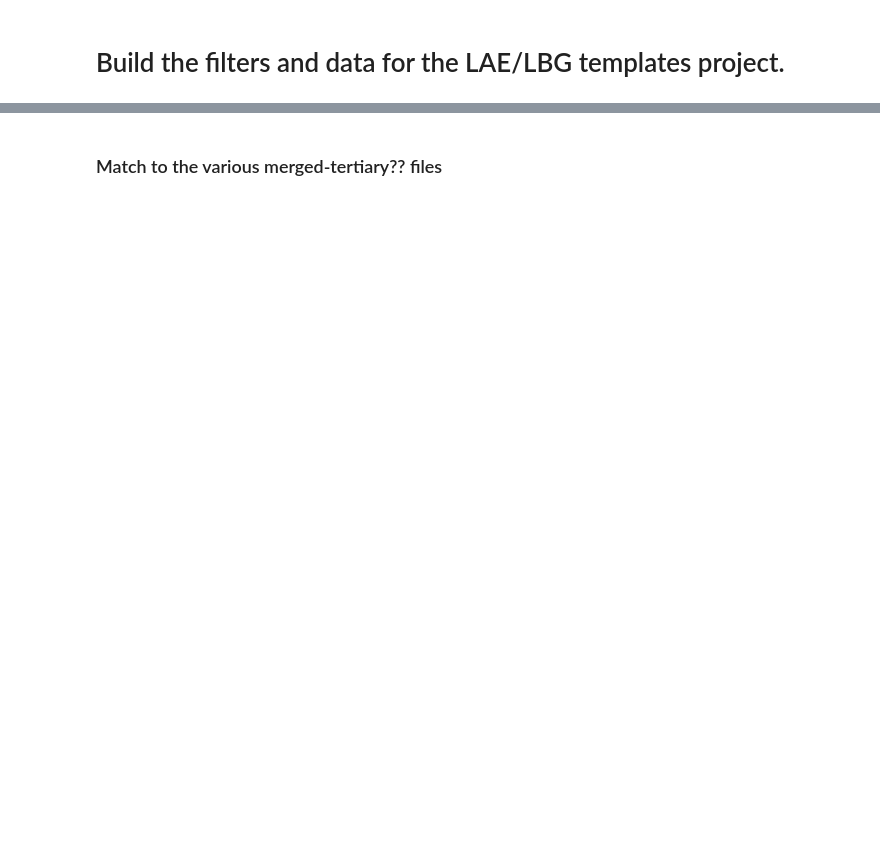
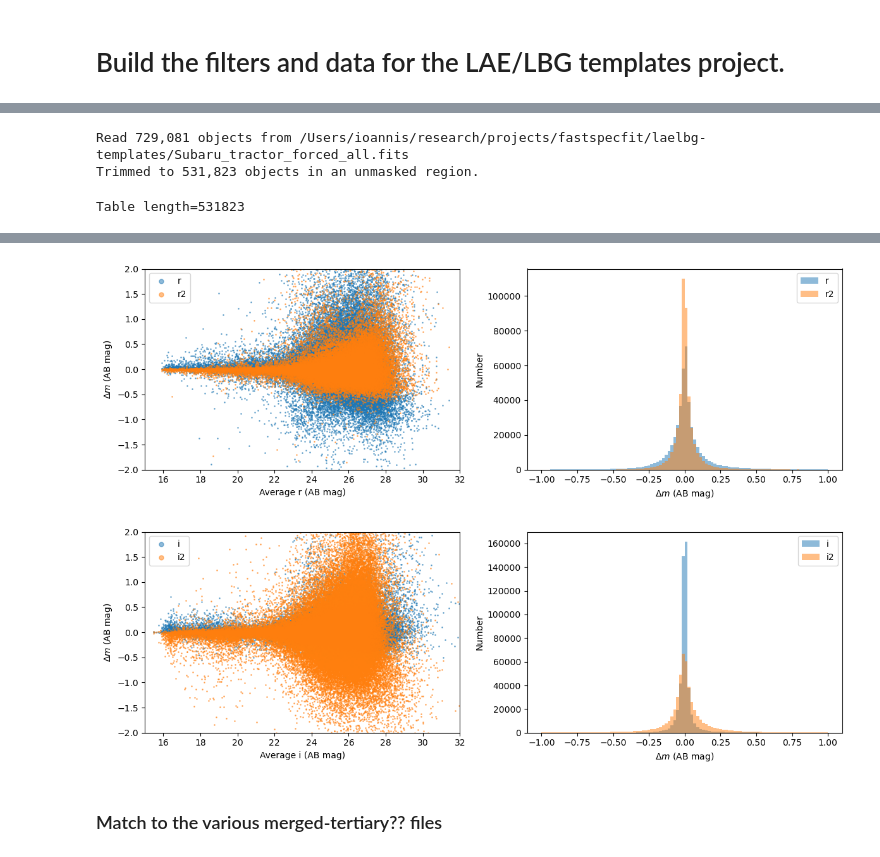
Before and after one commit to moustakas/fastspecfit-projects, a Jupyter notebook: laelbg-templates/filters-and-data.ipynb, the cells around one changed output, grey strips where cells are left out. Saved outputs shown, nothing was run; the diff lists cells and outputs as text; code cells hidden in the pictures; blank space fills up the shorter version.

```diff
--- a/laelbg-templates/filters-and-data.ipynb
+++ b/laelbg-templates/filters-and-data.ipynb
@@ -10,6 +11,6 @@ from astropy.coordinates import SkyCoord
 import matplotlib.pyplot as plt
 # %%
-datadir = '/Users/ioannis/research/projects/fastspecfit-projects/laelbg-templates'
+datadir = '/Users/ioannis/research/projects/fastspecfit/laelbg-templates'
 # %%
 def gather_cosmos2020_filters():
     """
@@ -204,10 +216,10 @@ def parse_subaru(qa=False):
     print('Read {:,d} objects from {}'.format(len(su), catfile))
 
     I = np.where((su['brick_primary']) & (su['maskbits'] == 0) & (su['brightstarflag'] == 0))[0]
-    su = Table(fitsio.read(catfile, rows=I[:10]))
+    su = Table(fitsio.read(catfile, rows=I))#[:10]))
     print('Trimmed to {:,d} objects in an unmasked region.'.format(len(I)))
 
-    # rename the narrow-band columns
+    # rename the intermediate-band columns
     for band in ['i_a_l427', 'i_a_l464', 'i_a_l484', 'i_a_l505', 'i_a_l527']:
         newband = band.replace('_', '').replace('ial', 'ia')
         #print(newband)
@@ -258,7 +270,7 @@ def parse_subaru(qa=False):
 
     # gather filter info
     filtinfo = {}
-    for band, eazynum in zip(['g', 'r', 'i', 'z', 'ia427', 'ia464', 'ia484', 'ia505', 'ia527'],
+    for band, eazynum in zip(['g', 'r', 'i', 'z', 'IB427', 'IB464', 'IB484', 'IB505', 'IB527'],
                              [314, 315, 316, 317, 181, 183, 184, 185, 186]):
         filtinfo[band] = [eazynum]
 
@@ -266,4 +278,8 @@ def parse_subaru(qa=False):
 # %%
 subaru, subarufilters = parse_subaru(qa=True)
 #su['ra', 'dec', 'type', 'flux_g', 'flux_r', 'flux_i', 'flux_z', 'flux_ivar_g', 'flux_ivar_r', 'flux_ivar_i', 'flux_ivar_z']
-subaru[:3]
+subaru
+# %% [output]
+Read 729,081 objects from /Users/ioannis/research/projects/fastspecfit/laelbg-templates/Subaru_tractor_forced_all.fits
+Trimmed to 531,823 objects in an unmasked region.
+Table length=531823
@@ -270,3 +303,5 @@ subaru[:3]
+[figure, added]
+[figure, added]
 # %% [markdown]
 ### Match to the various merged-tertiary?? files
 # %%
```
Also changed, not shown: parts of 16 cells of this notebook.
